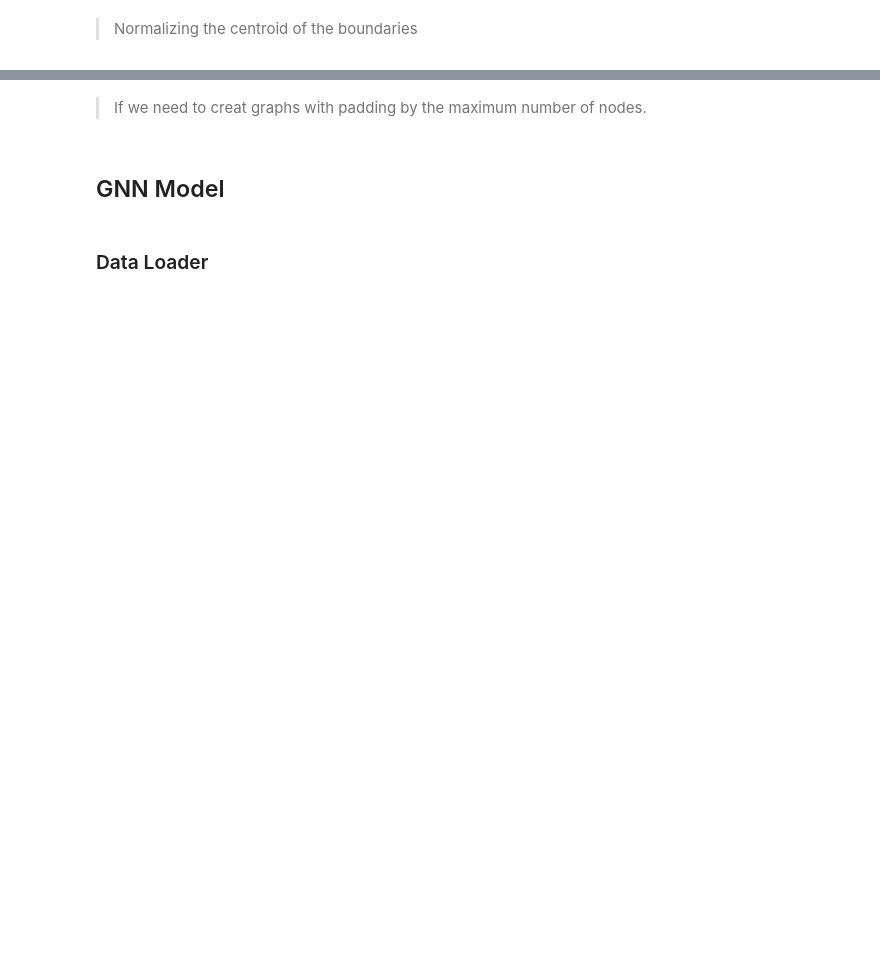
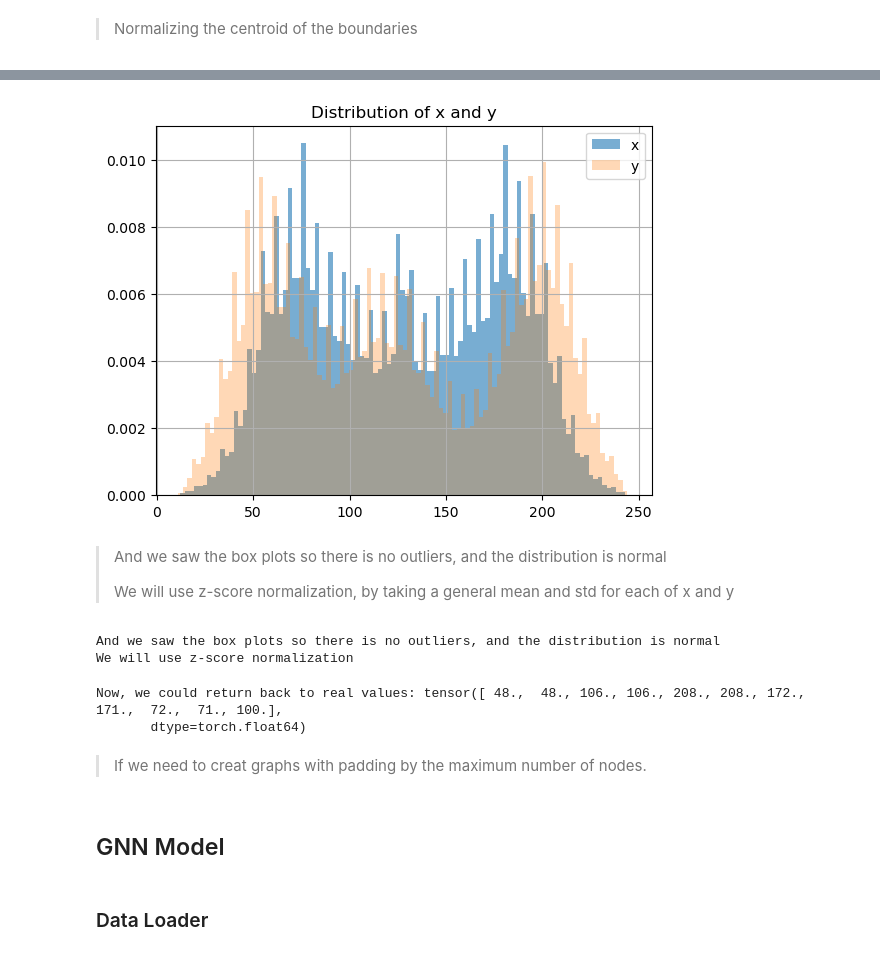
Before and after one commit to mo7amed7assan1911/Floor_Plan_Generation_using_GNNs, a Jupyter notebook: Regressions/squares_w_h.ipynb, the cells around one changed output, grey strips where cells are left out. Cells and saved outputs as stored; diff of their text form; code cells hidden in the pictures; blank space fills up the shorter version.

```diff
--- a/Regressions/squares_w_h.ipynb
+++ b/Regressions/squares_w_h.ipynb
@@ -228,3 +358,22 @@ for G in tqdm(Graphs_pyTorch, total=len(Graphs_pyTorch)):
+# %%
+plot_histograms(x, y)
+# %% [output]
+[figure, added]
+# %% [markdown]
+> And we saw the box plots so there is no outliers, and the distribution is normal
+>
+> We will use z-score normalization, by taking a general mean and std for each of x and y
+# %%
+# print(f"Maximun x: {max_x}, Maximum y: {max_y}, Minimum x: {min_x}, Minimum y: {min_y}")
+print("And we saw the box plots so there is no outliers, and the distribution is normal")
+x_mean = x.mean()
+y_mean = y.mean()
+x_std  = x.std()
+y_std  = y.std()
+print("We will use z-score normalization")
+# %% [output]
+And we saw the box plots so there is no outliers, and the distribution is normal
+We will use z-score normalization
 # %%
 for b in tqdm(Boundaries_pyTorch, total=len(Boundaries_pyTorch)):
     x = b.x # The feature matrix
@@ -234,6 +387,11 @@ for b in tqdm(Boundaries_pyTorch, total=len(Boundaries_pyTorch)):
 
         normalized_column = (x[:, i] - mean) / std
         b.x[:, i] = normalized_column
+# %%
+print(f"Now, we could return back to real values: {Boundaries_pyTorch[1].x.T[-2] * x_std + x_mean}")
+# %% [output]
+Now, we could return back to real values: tensor([ 48.,  48., 106., 106., 208., 208., 172., 171.,  72.,  71., 100.],
+       dtype=torch.float64)
 # %% [markdown]
 > If we need to creat graphs with padding by the maximum number of nodes.
 # %%
```
Also changed, not shown: parts of 19 cells of this notebook.
